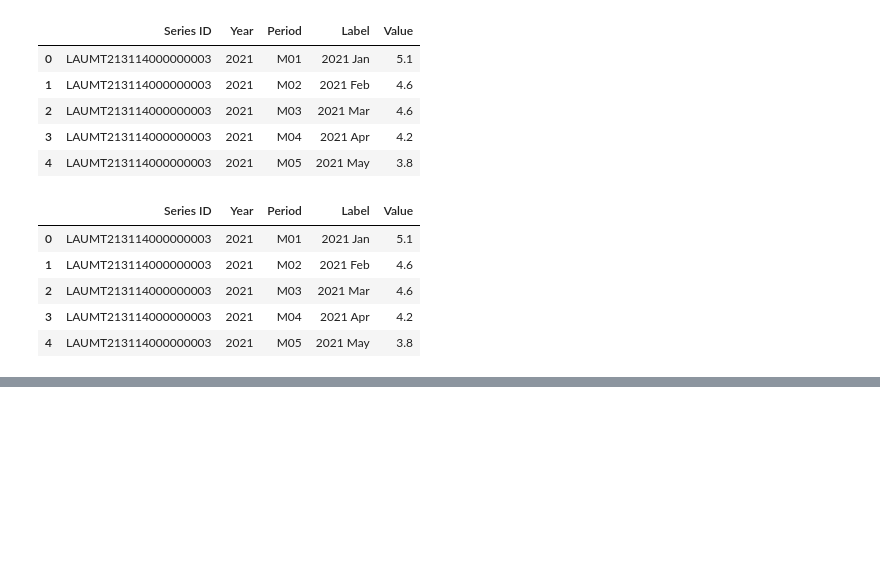
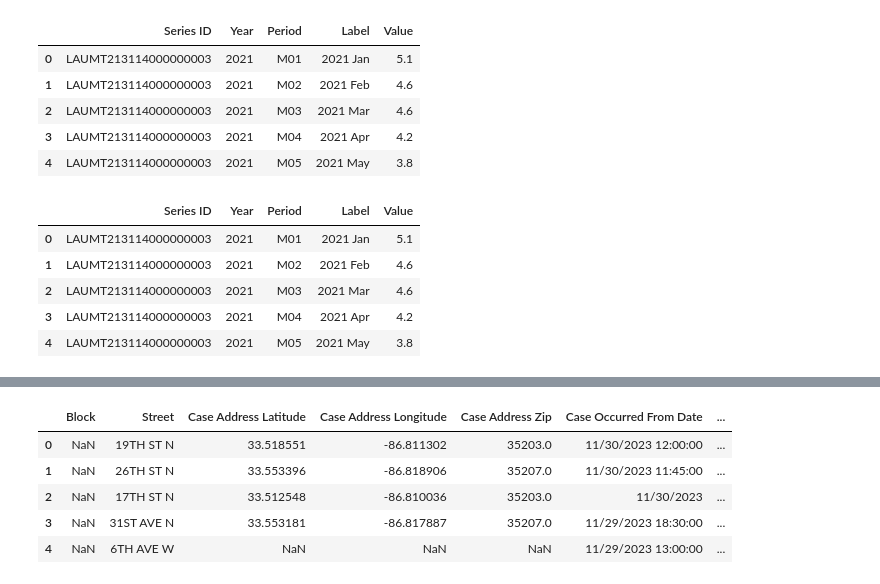
Before and after one commit to Uhuegbu23/crime_unemployment_data, a Jupyter notebook: data/crime.ipynb, the cells around one changed output, grey strips where cells are left out. Drawn from its saved outputs; the diff is of its cells as text; code cells hidden in the pictures; blank space fills up the shorter version.

Commit message:
finished loading all the data

```diff
--- a/data/crime.ipynb
+++ b/data/crime.ipynb
@@ -10,13 +10,18 @@ from scipy.stats import ttest_ind
 import numpy as np
 # %%
 #read csv
-nash_crime_df=pd.read_csv('../data/Metro_Nashville.csv')
-nash_employment_df=pd.read_csv('../data/Unemployment_Nashville-Davidson.csv')
-nash_population_df=pd.read_csv('../data/Nashville_population.csv')
+nash_crime_df=pd.read_csv('../data/Nashville/Metro_Nashville.csv')
+nash_unemployment_df=pd.read_csv('../data/Nashville/Unemployment_Nashville-Davidson.csv')
+nash_population_df=pd.read_csv('../data/Nashville/Nashville_population.csv')
 louis_crime_df=pd.read_csv('../data/Louisville_Data/Louisville_Crime_Data_2023.csv')
 louis_population_df=pd.read_csv('../data/Louisville_Data/Louisville_Population.csv')
 louis_unemployment_df=pd.read_csv('../data/Louisville_Data/Unemployment Rate_Louisville_Jefferson County.csv')
-birm_crime_df=pd.read_csv('../data/Birmingham_Data/Unemployment Rate_Birmingham-Hoover.csv')
+birm_unemployment_df=pd.read_csv('../data/Birmingham_Data/Unemployment Rate_Birmingham-Hoover.csv')
+birm_population_df=pd.read_csv('../data/Birmingham_Data/Alabama.csv')
+birm_crime_north_df=pd.read_excel('../data/Birmingham_Data/open-data-north-2023.xlsx')
+birm_crime_south_df=pd.read_excel('../data/Birmingham_Data/open-data-north-2023.xlsx')
+birm_crime_west_df=pd.read_excel('../data/Birmingham_Data/open-data-west-2023.xlsx')
+birm_crime_east_df=pd.read_excel('../data/Birmingham_Data/opendataportal-east-2023.xlsx')
 # %%
 nash_crime_df.head()
 # %% [output]
@@ -75,0 +97,9 @@ birm_crime_df.head()
+# %%
+birm_crime_north_df.head()
+# %% [output]
+|  | Block | Street | Case Address Latitude | Case Address Longitude | Case Address Zip | Case Occurred From Date | ... |
+| 0 | NaN | 19TH ST N | 33.518551 | -86.811302 | 35203.0 | 11/30/2023 12:00:00 | ... |
+| 1 | NaN | 26TH ST N | 33.553396 | -86.818906 | 35207.0 | 11/30/2023 11:45:00 | ... |
+| 2 | NaN | 17TH ST N | 33.512548 | -86.810036 | 35203.0 | 11/30/2023 | ... |
+| 3 | NaN | 31ST AVE N | 33.553181 | -86.817887 | 35207.0 | 11/29/2023 18:30:00 | ... |
+| 4 | NaN | 6TH AVE W | NaN | NaN | NaN | 11/29/2023 13:00:00 | ... |
```
Also changed, not shown: parts of 6 cells of this notebook.
